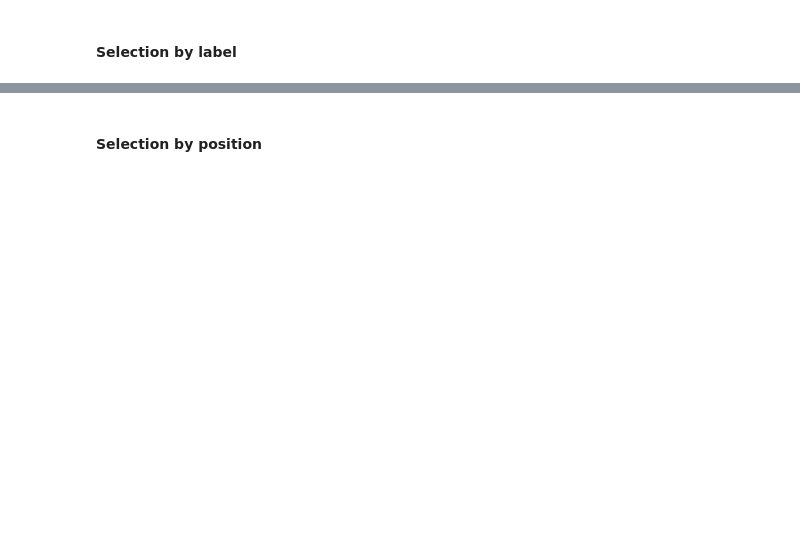
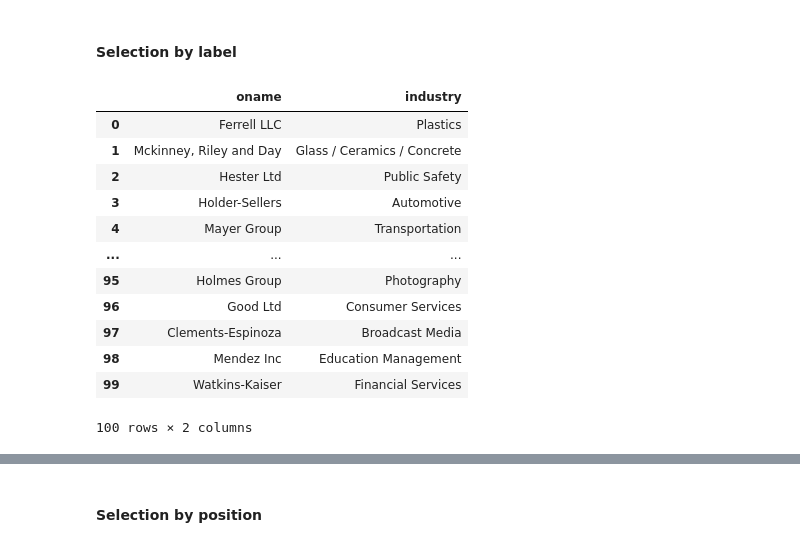
Before and after one commit to bookpanda/2110322-DB-SYS, a Jupyter notebook: SQL_Pandas/Python2PostgreSQL_1.ipynb, the cells around one changed output, grey strips where cells are left out. Cells and saved outputs as stored; diff of their text form; code cells hidden in the pictures; blank space fills up the shorter version.

```diff
--- a/SQL_Pandas/Python2PostgreSQL_1.ipynb
+++ b/SQL_Pandas/Python2PostgreSQL_1.ipynb
@@ -99,6 +284,20 @@ df[0:2]
 # %% [markdown]
 #### Selection by label ####
 # %%
-df.loc[:,["account_number", "balance"]]    # all rows, only with columns: account_number and balance
+df.loc[:,["oname", "industry"]]    # all rows, only with columns: account_number and balance
+# %% [output]
+|  | oname | industry |
+| 0 | Ferrell LLC | Plastics |
+| 1 | Mckinney, Riley and Day | Glass / Ceramics / Concrete |
+| 2 | Hester Ltd | Public Safety |
+| 3 | Holder-Sellers | Automotive |
+| 4 | Mayer Group | Transportation |
+| ... | ... | ... |
+| 95 | Holmes Group | Photography |
+| 96 | Good Ltd | Consumer Services |
+| 97 | Clements-Espinoza | Broadcast Media |
+| 98 | Mendez Inc | Education Management |
+| 99 | Watkins-Kaiser | Financial Services |
+100 rows × 2 columns
 # %%
 df.loc[0:4]
```
Also changed, not shown: parts of 42 cells of this notebook, 2 other files.
